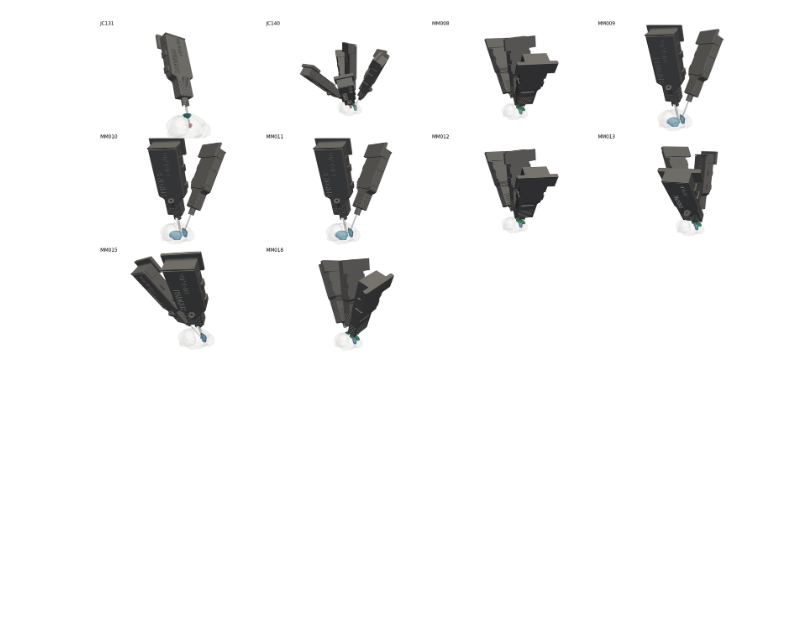
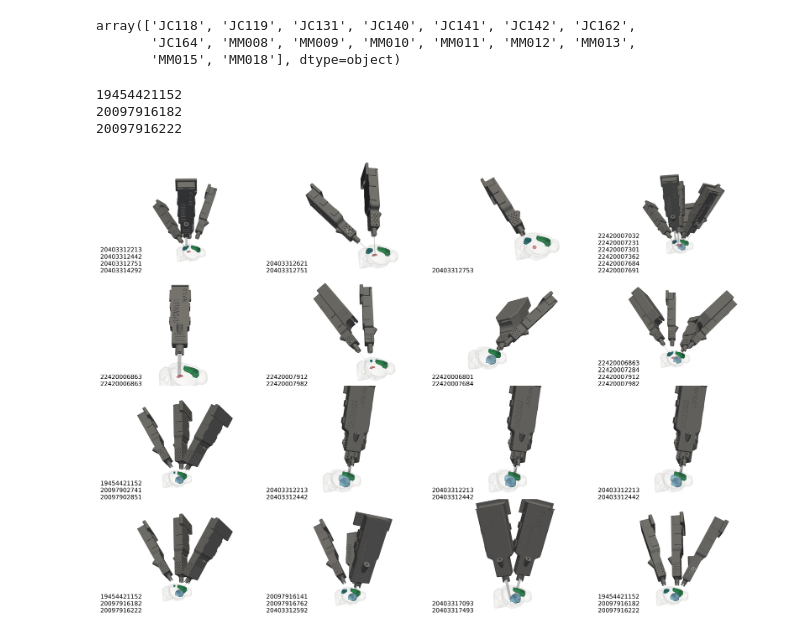
Before and after one commit to spkware/chronic_recording_manuscript, a Jupyter notebook: src/show_trajectories.ipynb, the cells around one changed output. Cells and saved outputs as stored; diff of their text form; code cells hidden in the pictures; blank space fills up the shorter version.

Commit message:
add probe IDs

```diff
--- a/src/show_trajectories.ipynb
+++ b/src/show_trajectories.ipynb
@@ -45,3 +60,17 @@ Total: 3
+# %%
+subjects
+# %% [output]
+array(['JC118', 'JC119', 'JC131', 'JC140', 'JC141', 'JC142', 'JC162',
+       'JC164', 'MM008', 'MM009', 'MM010', 'MM011', 'MM012', 'MM013',
+       'MM015', 'MM018'], dtype=object)
+# %%
+probe_ids = (ProbeInsertion & f'subject_name = "MM012"').fetch('probe_id')
+probe_ids = "\n".join(probe_ids)
+print(probe_ids)
+# %% [output]
+19454421152
+20097916182
+20097916222
 # %%
 #plotter = pv.Plotter(notebook=True)
 #plotter.show()
@@ -52,10 +81,13 @@ from tqdm import tqdm
 plotter = BackgroundPlotter()
 savedir = Path(r'C:\Data\churchland\chronic_manuscript_figs\raw_plots\trajectories')
 subjects = np.unique(cp.ChronicInsertion().fetch('subject_name', order_by='procedure_datetime'))
-imgs = []
+ids, imgs = [],[]
 for subj2plot in tqdm(subjects):
     insertions = ProbeInsertion * cp.ChronicInsertion() & f'subject_name = "{subj2plot}"'
     insertions = insertions.fetch(as_dict=True)
+    probe_ids = (ProbeInsertion & f'subject_name = "{subj2plot}"').fetch('probe_id')
+    probe_ids = "\n".join(probe_ids)
+    ids.append(probe_ids)
 
     regions_to_show = cp.ChronicInsertion().TargetedRegion() & f'subject_name = "{subj2plot}"'
     regions_to_show = regions_to_show.fetch('region_acronym','hemisphere', as_dict=True)
@@ -88,7 +120,10 @@ for subj2plot in tqdm(subjects):
         prbs.append(prb)
 
     plotter.isometric_view()
-    plotter.camera.position = np.array(plotter.camera.position) * .8 - np.array([-10000,0,36000])
+    plotter.view_yz()
+    #plotter.camera.position = np.array(plotter.camera.position) * .8 - np.array([-10000,0,36000])
+    #plotter.camera.position = np.array(plotter.camera.position) * .7 - np.array([0,0,10000])
+    plotter.camera.position = np.array(plotter.camera.position) * .7 - np.array([0,0,30000])
     #plotter.camera.position = (48743.171132539625, 37047.24303377419, 14626.300531977657)
     #plotter.camera.focal_point = (-5529.047647635011, -7648.9577710917965, 9324.864101662535)
     #print(plotter.camera.position)
@@ -126,24 +161,26 @@ def tile_images(image_list, grid_size):
         col_idx = idx % cols
         tiled_image[row_idx * img_height:(row_idx + 1) * img_height,
                     col_idx * img_width:(col_idx + 1) * img_width, :] = img
-        origins.append((row_idx * img_height, col_idx * img_width))
+        origins.append((row_idx * (img_height) + img_height, col_idx * img_width))
 
     return tiled_image, origins
 
-im,origins = tile_images(imgs, (3,4))
+im,origins = tile_images(imgs, (4,4))
 # %%
 import matplotlib.pyplot as plt
 import matplotlib
 matplotlib.rcParams['pdf.fonttype'] = 42
 matplotlib.rcParams['ps.fonttype'] = 42
 
 plt.figure(figsize=(20,30), dpi=300)
+#plt.figure(figsize=(20,30), dpi=20)
 plt.axis('off')
 plt.imshow(im)
-for s, o in zip(subjects,origins):
-    plt.text(o[1], o[0], s, fontsize=8, color='black')
+for s, o in zip(ids,origins):
+    nlines = len(s.split('\n'))
+    ff = plt.text(o[1], o[0], s, fontsize=10, color='black')
 #plt.savefig(savedir / 'all_trajectories.pdf', format='pdf', dpi=300, bbox_inches='tight')
-plt.savefig(savedir / 'all_trajectories.png', format='png', dpi=300, bbox_inches='tight')
+#plt.savefig(savedir / 'all_trajectories.png', format='png', dpi=300, bbox_inches='tight')
 plt.show()
 # %% [output]
-[figure, old version]
+[figure, new version]
```
Also changed, not shown: parts of 7 cells of this notebook.
